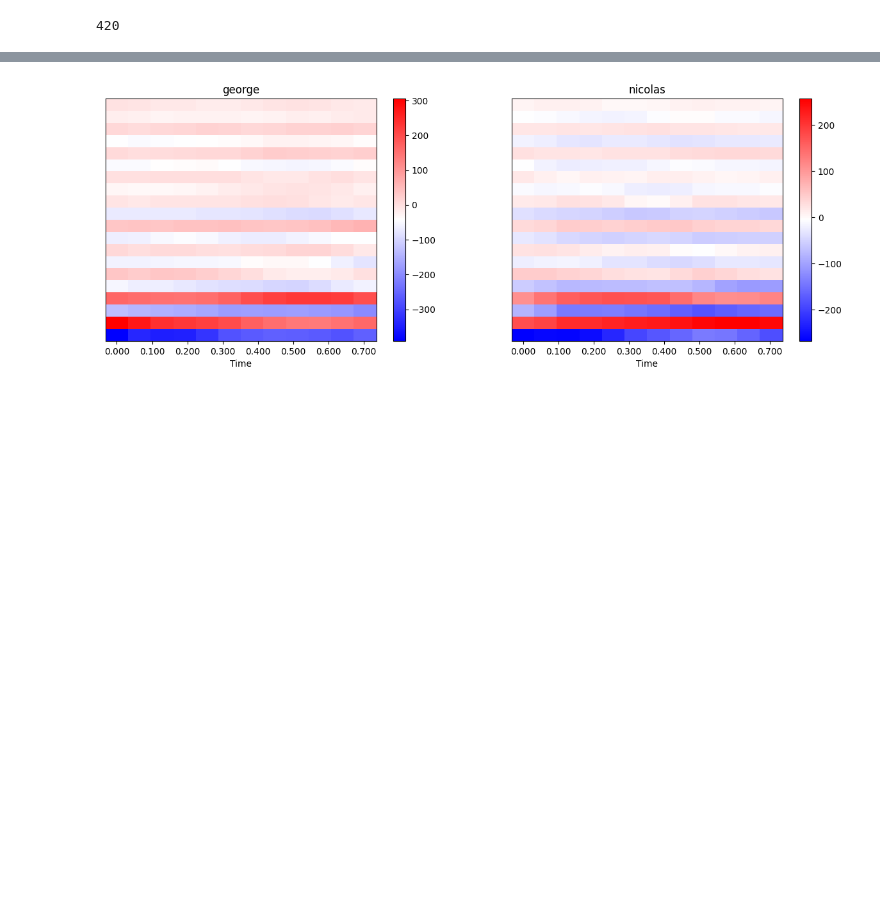
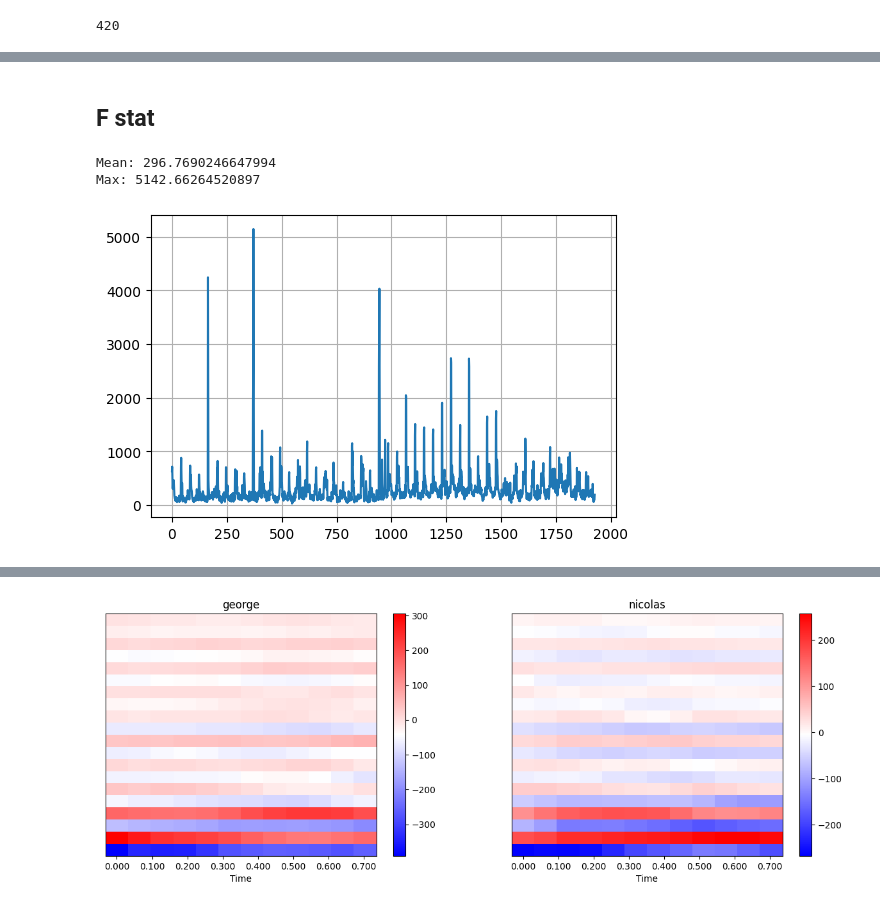
Before and after one commit to MikeChuv/AudioSignalProcessing, a Jupyter notebook: mfcc_gmm.ipynb, the cells around one changed output, grey strips where cells are left out. Saved outputs shown, nothing was run; the diff lists cells and outputs as text; code cells hidden in the pictures; blank space fills up the shorter version.

```diff
--- a/mfcc_gmm.ipynb
+++ b/mfcc_gmm.ipynb
@@ -295,0 +518,22 @@ gm4B = GaussianMixture(n_components=1, random_state=0).fit(train4B)
+# %% [markdown]
+## F stat
+# %%
+a = len(train4A)
+N = len(train4A[0])
+
+rlistA = []
+for el in test4A:
+    x = el
+    means = np.squeeze(gm4A.means_)
+    cov = np.squeeze(gm4A.covariances_)
+
+    r = ((a-N) / (N * (a-1))) * a * (x - means).T @ np.linalg.inv(cov) @ (x - means)
+    rlistA.append(r)
+print(f'Mean: {np.mean(rlistA)}')
+print(f'Max: {np.max(rlistA)}')
+plt.plot(range(len(rlistA)), rlistA)
+plt.show()
+# %% [output]
+Mean: 296.7690246647994
+Max: 5142.66264520897
+[figure, added]
```
Also changed, not shown: parts of 38 cells of this notebook, 1 other file.
